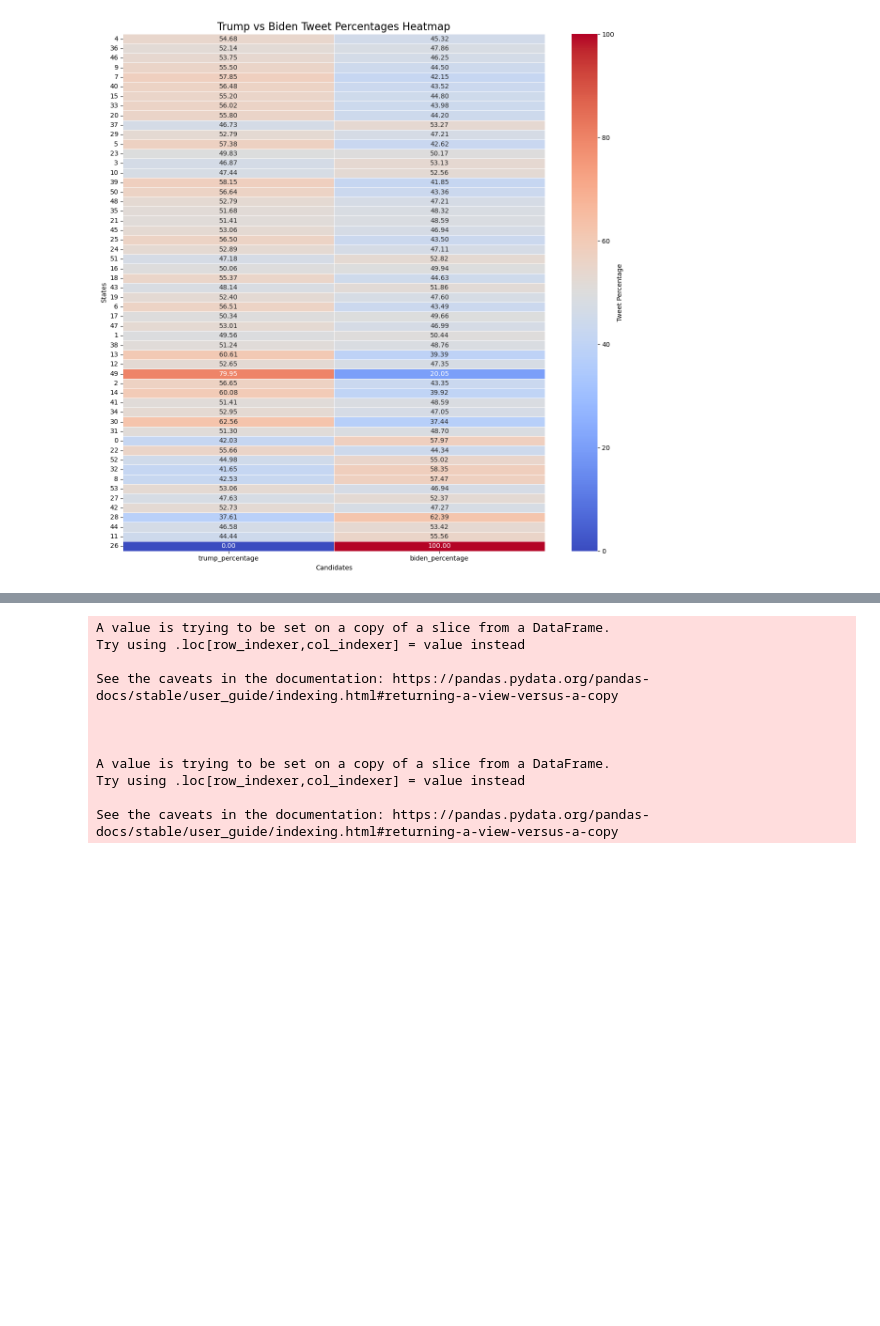
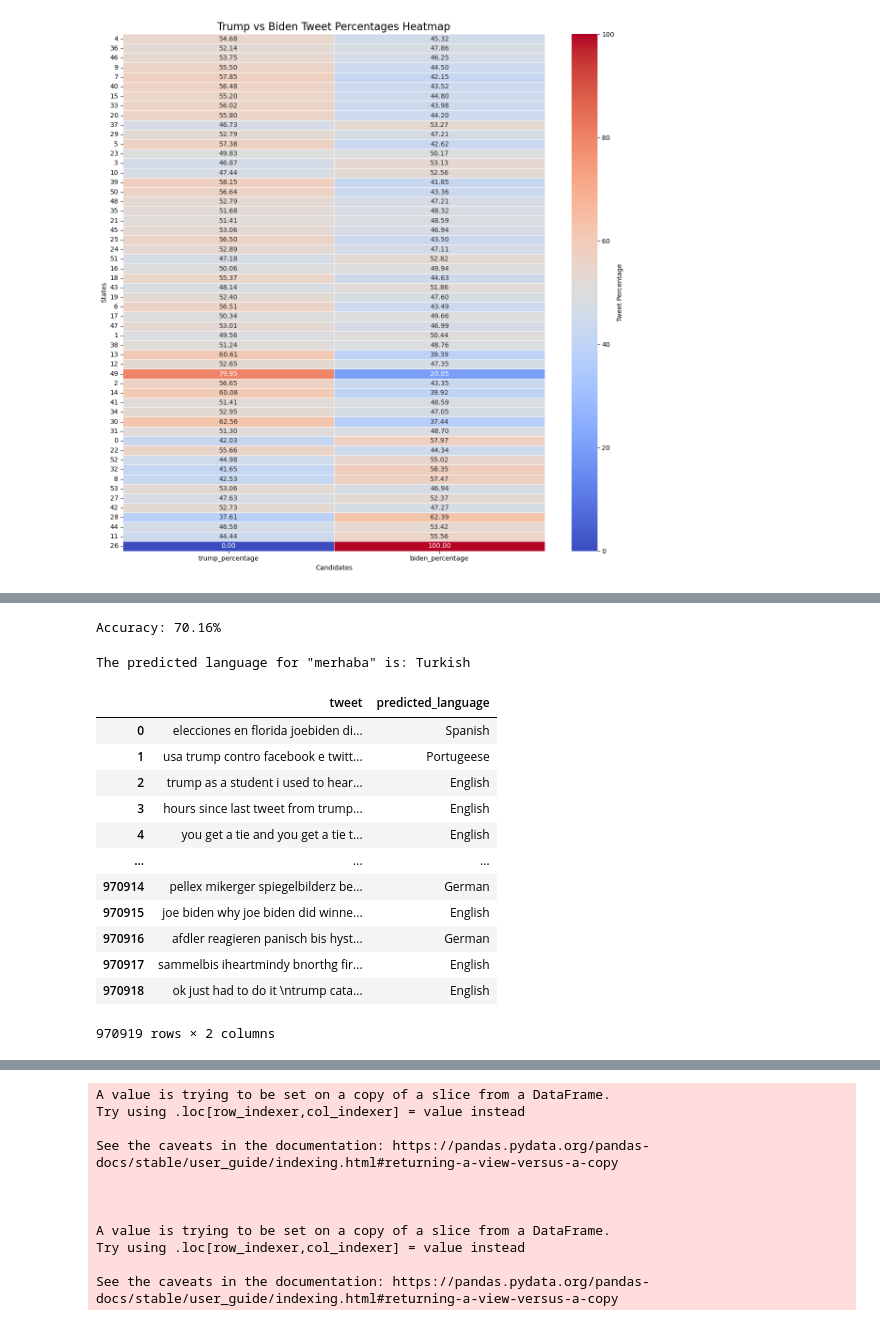
Before and after one commit to GulsahDurmaz/redi_fall2024_data_circle_twitter_project, a Jupyter notebook: Data_Circle_US_Election_2020_Tweets.ipynb, the cells around one changed output, grey strips where cells are left out. Cells and saved outputs as stored; diff of their text form; code cells hidden in the pictures; blank space fills up the shorter version.

Commit message:
started sentimental_data_analysis.py

```diff
--- a/Data_Circle_US_Election_2020_Tweets.ipynb
+++ b/Data_Circle_US_Election_2020_Tweets.ipynb
@@ -830,0 +864,68 @@ plt.show()
+# %%
+# Load the dataset
+language_dataset = pd.read_csv('/Users/gulsah/Desktop/REDI/redi_fall2024_data_circle_twitter_project/csv/Language Detection.csv')
+# %%
+# Data cleaning
+import re
+# 1. Lowercase conversion
+language_dataset['Text'] = language_dataset['Text'].str.lower()
+# 2. Remove emojis
+language_dataset['Text'] = language_dataset['Text'].apply(lambda x: re.sub(r'[^\w\s,]', '', x))
+# 3. Remove URLs
+language_dataset['Text'] = language_dataset['Text'].apply(lambda x: re.sub(r'http\S+|www\S+', '', x))
+# 4. Remove mentions & hashtags
+language_dataset['Text'] = language_dataset['Text'].apply(lambda x: re.sub(r'@\w+|#\w+', '', x))
+# 5. Remove punctuation, numbers, and special characters
+language_dataset['Text'] = language_dataset['Text'].apply(lambda x: re.sub(r'[^a-zA-Z\s]', '', x))
+# %%
+# Feature extraction: convert text into numerical features (Bag of Words)
+vectorizer = CountVectorizer()
+X = vectorizer.fit_transform(language_dataset['Text'])  # Text data
+y = language_dataset['Language']  # Language labels
+# %%
+# Split data into training and testing sets
+X_train, X_test, y_train, y_test = train_test_split(X, y, test_size=0.2, random_state=42)
+
+# Model selection: Multinomial Naive Bayes
+model = MultinomialNB()
+model.fit(X_train, y_train)
+
+# Make predictions
+y_pred = model.predict(X_test)
+
+# Evaluate the model
+accuracy = accuracy_score(y_test, y_pred)
+print(f'Accuracy: {accuracy * 100:.2f}%')
+# %% [output]
+Accuracy: 70.16%
+# %%
+text_s = 'Merhaba'
+text_s = text_s.lower()
+# Feature extraction: convert text into numerical features (Bag of Words)
+text_transformed = vectorizer.transform([text_s])
+# Predict the language of the text using the trained model
+predicted_language = model.predict(text_transformed)
+# Display the prediction
+print(f'The predicted language for "{text_s}" is:', predicted_language[0])
+# %% [output]
+The predicted language for "merhaba" is: Turkish
+# %%
+# Feature extraction: convert text into numerical features (Bag of Words)
+text_transformed = vectorizer.transform(trump_df['tweet'])
+trump_df['predicted_language'] = model.predict(text_transformed)
+# Display the DataFrame with the predictions
+trump_df[['tweet', 'predicted_language']]
+# %% [output]
+|  | tweet | predicted_language |
+| 0 | elecciones en florida joebiden di... | Spanish |
+| 1 | usa trump contro facebook e twitt... | Portugeese |
+| 2 | trump as a student i used to hear... | English |
+| 3 | hours since last tweet from trump... | English |
+| 4 | you get a tie and you get a tie t... | English |
+| ... | ... | ... |
+| 970914 | pellex mikerger spiegelbilderz be... | German |
+| 970915 | joe biden why joe biden did winne... | English |
+| 970916 | afdler reagieren panisch bis hyst... | German |
+| 970917 | sammelbis iheartmindy bnorthg fir... | English |
+| 970918 | ok just had to do it \ntrump cata... | English |
+970919 rows × 2 columns
```
Also changed, not shown: parts of 25 cells of this notebook, 16 other files.
